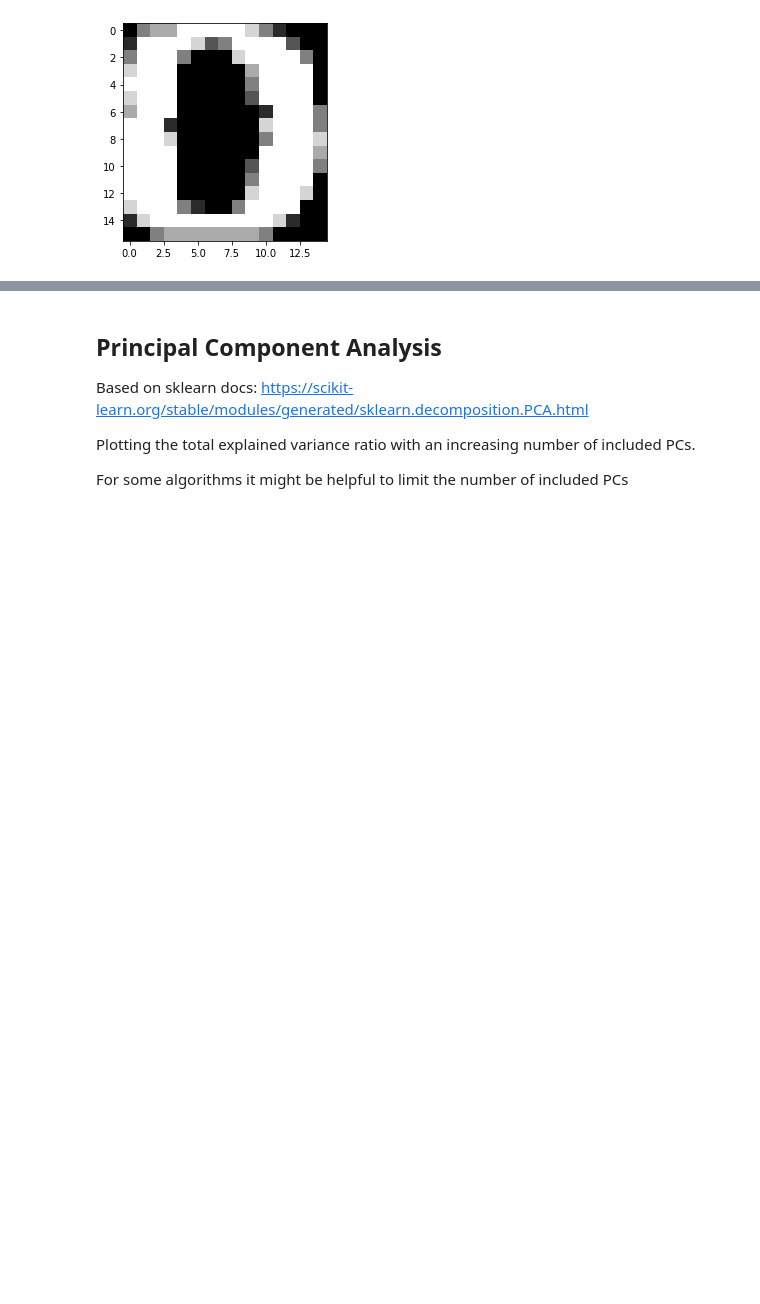
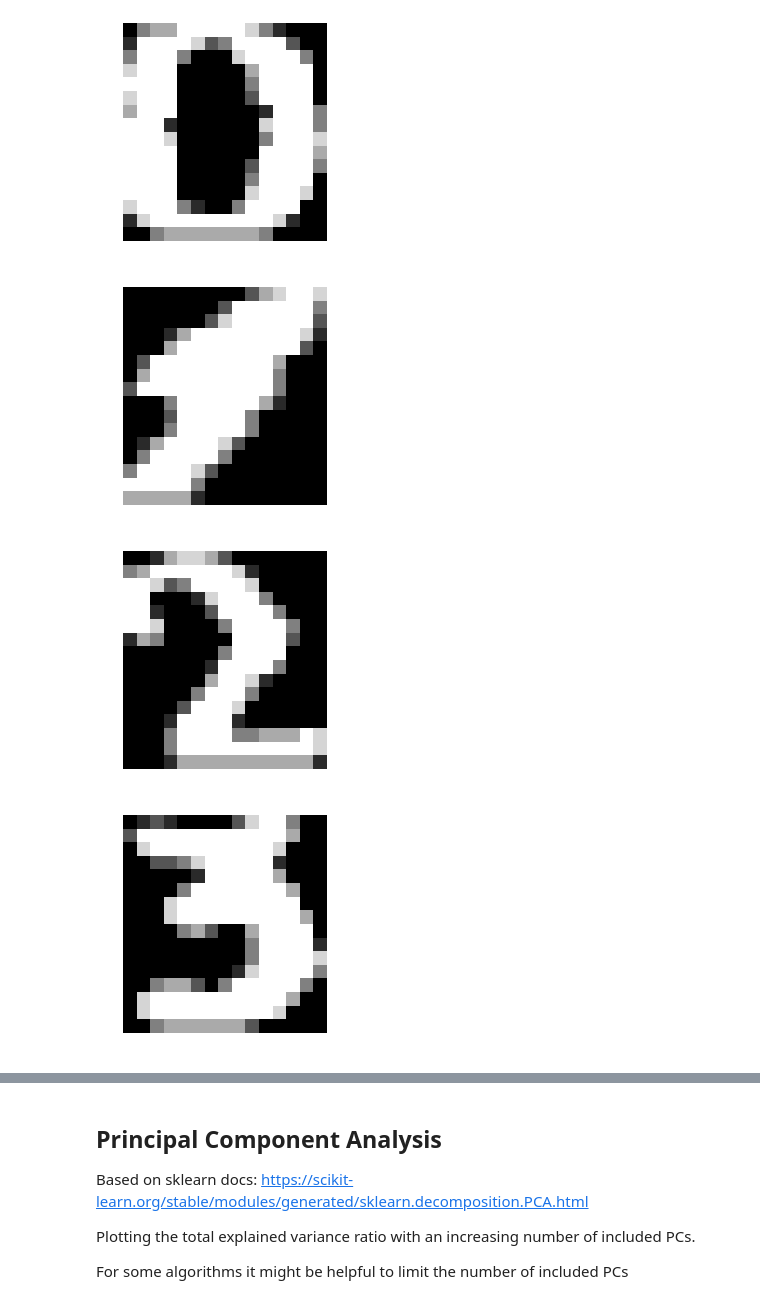
Before and after one commit to maxvij/DigitRecognitionML, a Jupyter notebook: ML.ipynb, the cells around one changed output, grey strips where cells are left out. Saved outputs shown, nothing was run; the diff lists cells and outputs as text; code cells hidden in the pictures; blank space fills up the shorter version.

```diff
--- a/ML.ipynb
+++ b/ML.ipynb
@@ -22,0 +21,12 @@ y = np.repeat(digits, 200, axis=0)
+# %%
+print(x[1][40])
+
+i = 0
+while i < 2000:
+    j = 0
+    while j < 240:
+        x[i][j] = x[i][j]/6
+        j += 1
+    i += 1
+
+print(x[1][40])
@@ -30,5 +61,20 @@ x0 = list(chunks(x[0], 15))
+# %%
+digit = {}
+i = 0
+while i < 10:
+    n = i * 200
+    digit[i] = list(chunks(x[n], 15))
+    i += 1
+#x0 = list(chunks(x[0], 15))
 # %%
-plt.imshow(x0, cmap='gray', vmin=0, vmax=6)
-plt.show()
+i = 0
+while i < 10:
+    plt.imshow(digit[i], cmap='gray', vmin=0, vmax=1)
+    plt.axis('off')
+    plt.show()
+    i += 1
 # %% [output]
-[figure, old version]
+[figure, new version]
+[figure, added]
+[figure, added]
+[figure, added]
```
Also changed, not shown: parts of 10 cells of this notebook.
